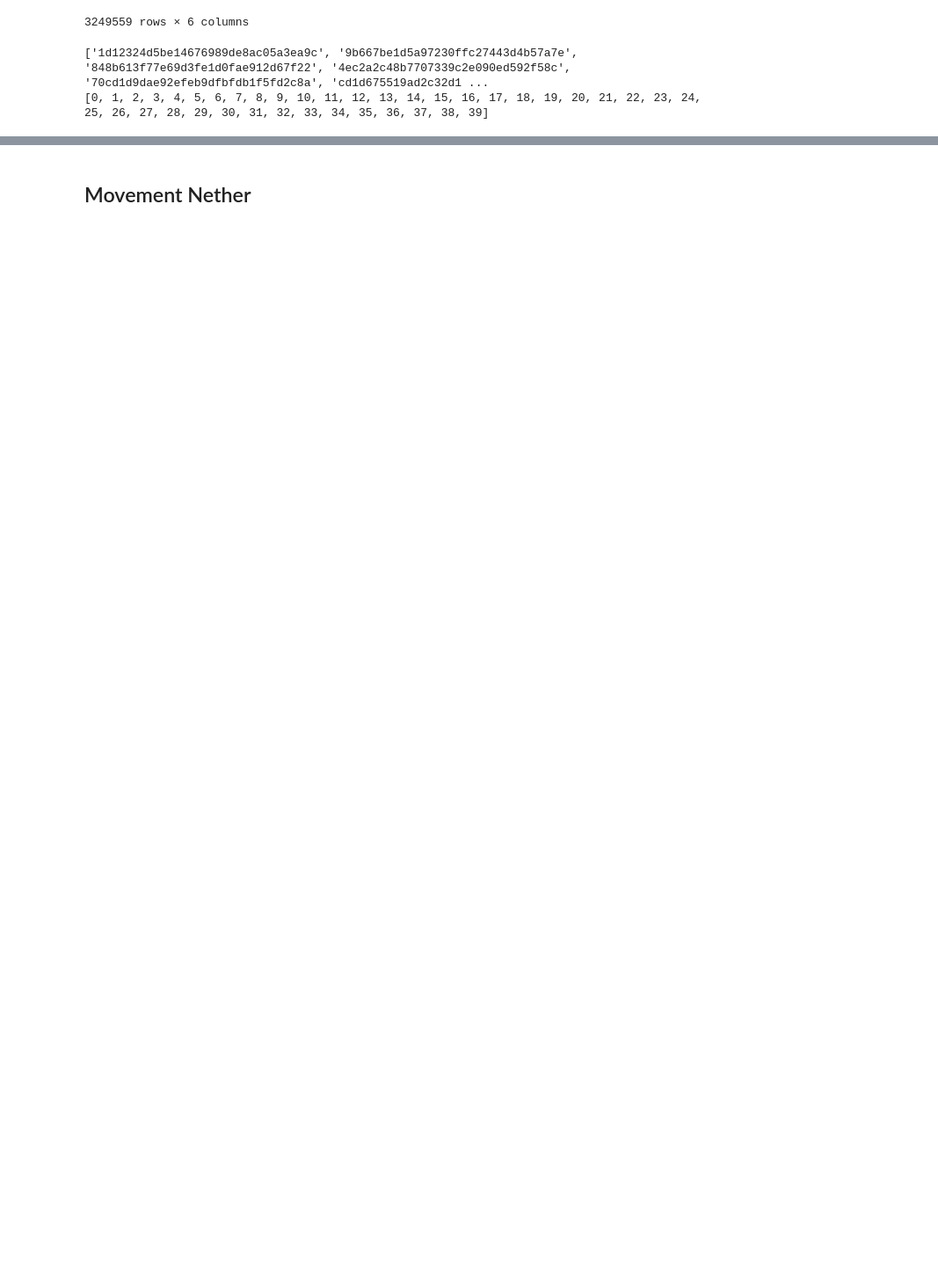
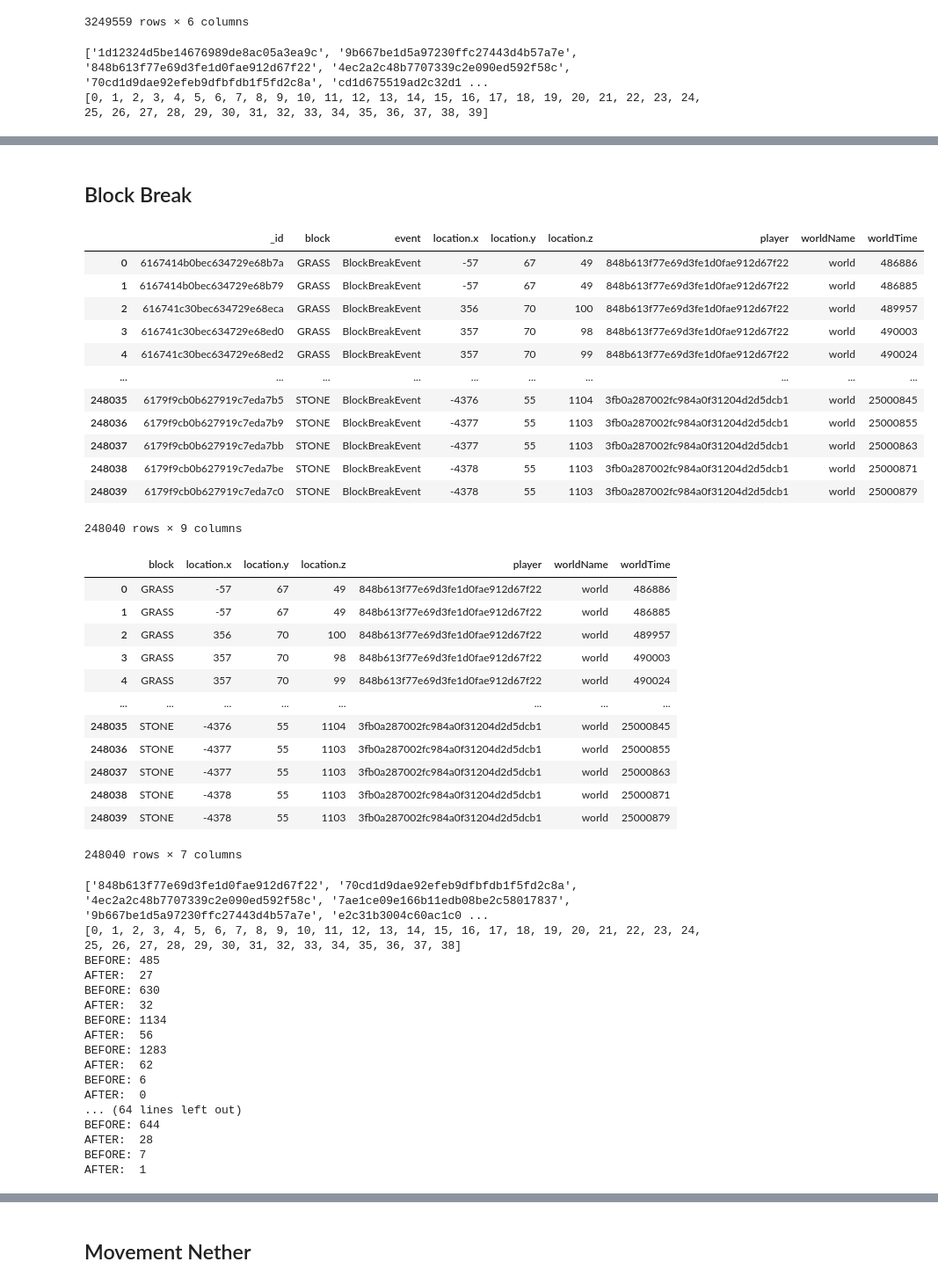
Before and after one commit to austinconnor/MinecraftCollab, a Jupyter notebook: src/python/player_move_reformat.ipynb, the cells around one changed output, grey strips where cells are left out. Shown at 88% size. Saved outputs shown, nothing was run; the diff lists cells and outputs as text; code cells hidden in the pictures; blank space fills up the shorter version.

```diff
--- a/src/python/player_move_reformat.ipynb
+++ b/src/python/player_move_reformat.ipynb
@@ -32,7 +32,7 @@ def process_data(world, event):
 
     return (event_df, unique_players)
 # %%
-def make_csv(move, players, world):
+def make_csv_large(move, players, world, folder):
     for player in players:
         df = move[move['player'] == player]
         print('BEFORE: ' + str(len(df)))
@@ -42,6 +42,6 @@ def make_csv(move, players, world):
         df = df[df.index % 20 == 0]
         print('AFTER: ', str(len(df)))
 
-        filepath = '../../public/data/' + world + "/"
-        filename = filepath + str(player) + '_move.csv'
+        filepath = '../../public/data/' + world + "/" + folder + "/"
+        filename = filepath + str(player) + '_' + folder + '.csv'
         df.to_csv(filename, index=False)
@@ -100,0 +129,49 @@ AFTER:  14
+# %% [markdown]
+## Block Break
+# %%
+(df, unique_players) = process_data('overworld', 'BlockBreakEvent')
+make_csv_large(df, unique_players, 'overworld', 'block_break')
+# %% [output]
+|  | _id | block | event | location.x | location.y | location.z | player | worldName | worldTime |
+| 0 | 6167414b0bec634729e68b7a | GRASS | BlockBreakEvent | -57 | 67 | 49 | 848b613f77e69d3fe1d0fae912d67f22 | world | 486886 |
+| 1 | 6167414b0bec634729e68b79 | GRASS | BlockBreakEvent | -57 | 67 | 49 | 848b613f77e69d3fe1d0fae912d67f22 | world | 486885 |
+| 2 | 616741c30bec634729e68eca | GRASS | BlockBreakEvent | 356 | 70 | 100 | 848b613f77e69d3fe1d0fae912d67f22 | world | 489957 |
+| 3 | 616741c30bec634729e68ed0 | GRASS | BlockBreakEvent | 357 | 70 | 98 | 848b613f77e69d3fe1d0fae912d67f22 | world | 490003 |
+| 4 | 616741c30bec634729e68ed2 | GRASS | BlockBreakEvent | 357 | 70 | 99 | 848b613f77e69d3fe1d0fae912d67f22 | world | 490024 |
+| ... | ... | ... | ... | ... | ... | ... | ... | ... | ... |
+| 248035 | 6179f9cb0b627919c7eda7b5 | STONE | BlockBreakEvent | -4376 | 55 | 1104 | 3fb0a287002fc984a0f31204d2d5dcb1 | world | 25000845 |
+| 248036 | 6179f9cb0b627919c7eda7b9 | STONE | BlockBreakEvent | -4377 | 55 | 1103 | 3fb0a287002fc984a0f31204d2d5dcb1 | world | 25000855 |
+| 248037 | 6179f9cb0b627919c7eda7bb | STONE | BlockBreakEvent | -4377 | 55 | 1103 | 3fb0a287002fc984a0f31204d2d5dcb1 | world | 25000863 |
+| 248038 | 6179f9cb0b627919c7eda7be | STONE | BlockBreakEvent | -4378 | 55 | 1103 | 3fb0a287002fc984a0f31204d2d5dcb1 | world | 25000871 |
+| 248039 | 6179f9cb0b627919c7eda7c0 | STONE | BlockBreakEvent | -4378 | 55 | 1103 | 3fb0a287002fc984a0f31204d2d5dcb1 | world | 25000879 |
+248040 rows × 9 columns
+|  | block | location.x | location.y | location.z | player | worldName | worldTime |
+| 0 | GRASS | -57 | 67 | 49 | 848b613f77e69d3fe1d0fae912d67f22 | world | 486886 |
+| 1 | GRASS | -57 | 67 | 49 | 848b613f77e69d3fe1d0fae912d67f22 | world | 486885 |
+| 2 | GRASS | 356 | 70 | 100 | 848b613f77e69d3fe1d0fae912d67f22 | world | 489957 |
+| 3 | GRASS | 357 | 70 | 98 | 848b613f77e69d3fe1d0fae912d67f22 | world | 490003 |
+| 4 | GRASS | 357 | 70 | 99 | 848b613f77e69d3fe1d0fae912d67f22 | world | 490024 |
+| ... | ... | ... | ... | ... | ... | ... | ... |
+| 248035 | STONE | -4376 | 55 | 1104 | 3fb0a287002fc984a0f31204d2d5dcb1 | world | 25000845 |
+| 248036 | STONE | -4377 | 55 | 1103 | 3fb0a287002fc984a0f31204d2d5dcb1 | world | 25000855 |
+| 248037 | STONE | -4377 | 55 | 1103 | 3fb0a287002fc984a0f31204d2d5dcb1 | world | 25000863 |
+| 248038 | STONE | -4378 | 55 | 1103 | 3fb0a287002fc984a0f31204d2d5dcb1 | world | 25000871 |
+| 248039 | STONE | -4378 | 55 | 1103 | 3fb0a287002fc984a0f31204d2d5dcb1 | world | 25000879 |
+248040 rows × 7 columns
+['848b613f77e69d3fe1d0fae912d67f22', '70cd1d9dae92efeb9dfbfdb1f5fd2c8a', '4ec2a2c48b7707339c2e090ed592f58c', '7ae1ce09e166b11edb08be2c58017837', '9b667be1d5a97230ffc27443d4b57a7e', 'e2c31b3004c60ac1c0 ...
+[0, 1, 2, 3, 4, 5, 6, 7, 8, 9, 10, 11, 12, 13, 14, 15, 16, 17, 18, 19, 20, 21, 22, 23, 24, 25, 26, 27, 28, 29, 30, 31, 32, 33, 34, 35, 36, 37, 38]
+BEFORE: 485
+AFTER:  27
+BEFORE: 630
+AFTER:  32
+BEFORE: 1134
+AFTER:  56
+BEFORE: 1283
+AFTER:  62
+BEFORE: 6
+AFTER:  0
+... (64 lines left out)
+BEFORE: 644
+AFTER:  28
+BEFORE: 7
+AFTER:  1
```
Also changed, not shown: parts of 29 cells of this notebook, 4 other files.
